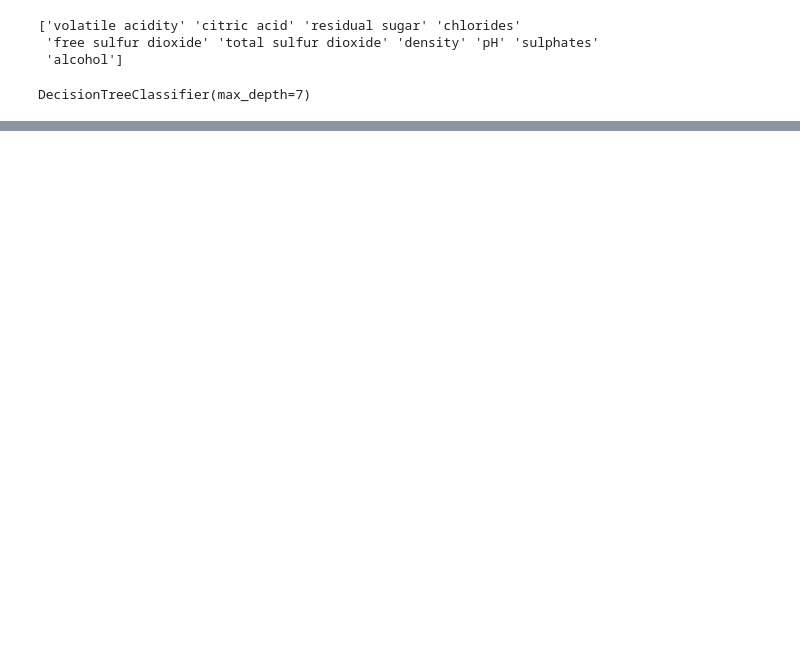
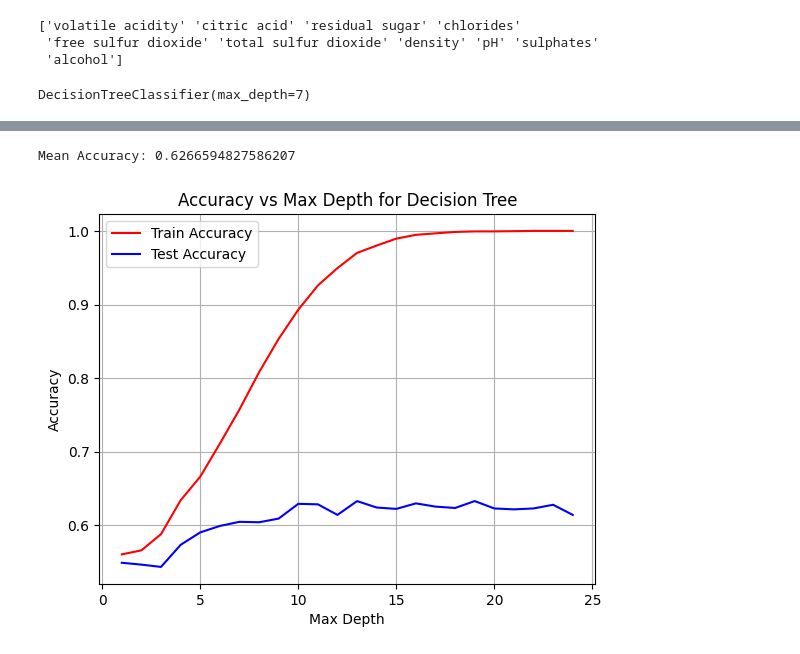
Before and after one commit to KSaid-1/ProjectStash, a Jupyter notebook: red-wine/red-wine.ipynb, the cells around one changed output, grey strips where cells are left out. Drawn from its saved outputs; the diff is of its cells as text; code cells hidden in the pictures; blank space fills up the shorter version.

Commit message:
Added StratifiedKFold validation

```diff
--- a/red-wine/red-wine.ipynb
+++ b/red-wine/red-wine.ipynb
@@ -150,0 +157,72 @@ sns.countplot(x='quality', data = df)
+# %%
+# The quality column is not evenly distributed.
+# So, we can use stratified sampling to split the data into training and testing datasets.
+# Stratified sampling ensures that the distribution of the target variable is the same in both the training and testing datasets.
+from sklearn.model_selection import StratifiedKFold
+from sklearn.metrics import accuracy_score
+
+X = df[cols].values
+y = df['quality'].values
+
+skf = StratifiedKFold(n_splits=5)
+
+accuracies = []
+
+for train_index, test_index in skf.split(X, y):
+    X_train, X_test = X[train_index], X[test_index]
+    y_train, y_test = y[train_index], y[test_index]
+
+    model = clf
+
+    model.fit(X_train, y_train)
+
+    y_pred = model.predict(X_test)
+
+    accuracy = accuracy_score(y_test, y_pred)
+    accuracies.append(accuracy)
+
+mean_accuracy = np.mean(accuracies)
+print(f'Mean Accuracy: {mean_accuracy}')
+# %% [output]
+Mean Accuracy: 0.6266594827586207
+# %%
+# The StratifiedKFold validation gives a better performance estimate than the holdout validation.
+# Now let's again find the best value for max_depth.
+# Lists to store the results
+train_accuracies = []
+test_accuracies = []
+depths = list(range(1, 25))
+
+for max_depth in depths:
+    fold_train_accuracies = []
+    fold_test_accuracies = []
+
+    for train_index, test_index in skf.split(X, y):
+        X_train, X_test = X[train_index], X[test_index]
+        y_train, y_test = y[train_index], y[test_index]
+
+        clf = tree.DecisionTreeClassifier(max_depth=max_depth)
+
+        clf.fit(X_train, y_train)
+
+        train_predictions = clf.predict(X_train)
+        train_accuracy = accuracy_score(y_train, train_predictions)
+        fold_train_accuracies.append(train_accuracy)
+
+        test_predictions = clf.predict(X_test)
+        test_accuracy = accuracy_score(y_test, test_predictions)
+        fold_test_accuracies.append(test_accuracy)
+
+    train_accuracies.append(np.mean(fold_train_accuracies))
+    test_accuracies.append(np.mean(fold_test_accuracies))
+
+plt.plot(depths, train_accuracies, color="red", label="Train Accuracy")
+plt.plot(depths, test_accuracies, color="blue", label="Test Accuracy")
+plt.xlabel('Max Depth')
+plt.ylabel('Accuracy')
+plt.title('Accuracy vs Max Depth for Decision Tree')
+plt.grid()
+plt.legend()
+plt.show()
+# %% [output]
+[figure, added]
```
Also changed, not shown: parts of 4 cells of this notebook.
